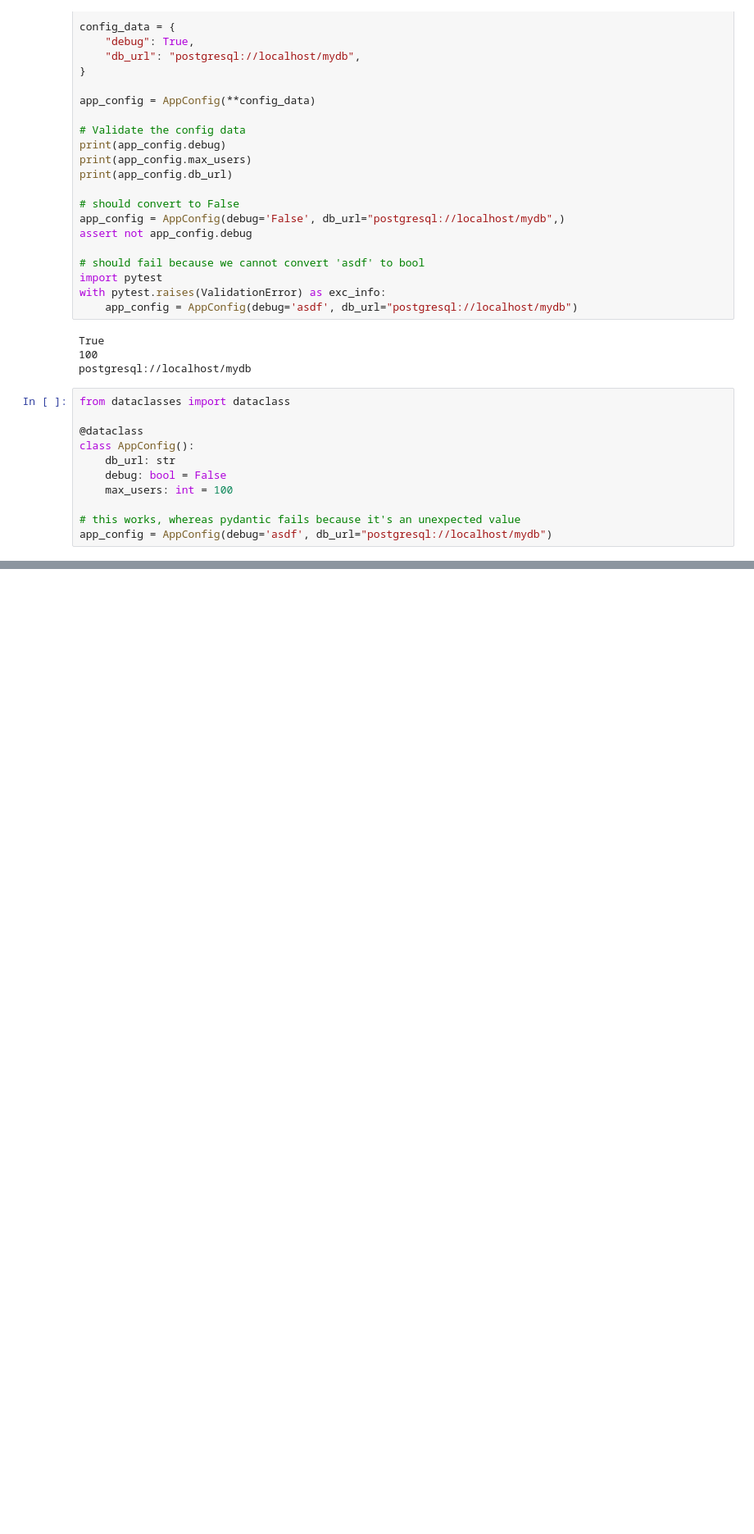
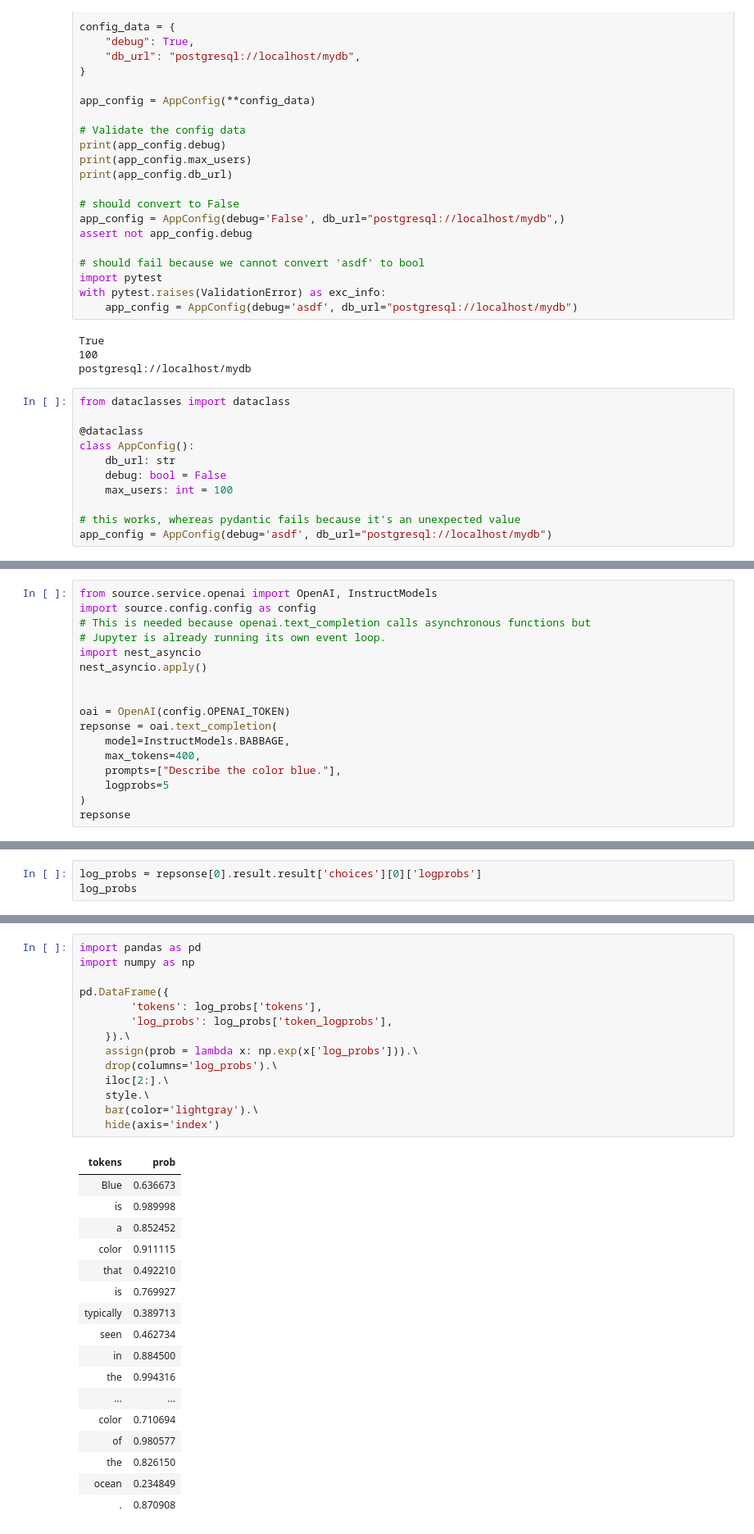
Before and after one commit to shane-kercheval/openai-template, a Jupyter notebook: source/notebooks/sandbox.ipynb, the cells around one changed output, grey strips where cells are left out. Shown at 82% size. Cells and saved outputs as stored; diff of their text form; blank space fills up the shorter version.

Commit message:
moved openai.py from `library` to `service` folder

```diff
--- a/source/notebooks/sandbox.ipynb
+++ b/source/notebooks/sandbox.ipynb
@@ -45,0 +52,17 @@ app_config = AppConfig(debug='asdf', db_url="postgresql://localhost/mydb")
+# %%
+from source.service.openai import OpenAI, InstructModels
+import source.config.config as config
+# This is needed because openai.text_completion calls asynchronous functions but
+# Jupyter is already running its own event loop.
+import nest_asyncio
+nest_asyncio.apply()
+
+
+oai = OpenAI(config.OPENAI_TOKEN)
+repsonse = oai.text_completion(
+    model=InstructModels.BABBAGE,
+    max_tokens=400,
+    prompts=["Describe the color blue."],
+    logprobs=5
+)
+repsonse
@@ -45,0 +91,3 @@ app_config = AppConfig(debug='asdf', db_url="postgresql://localhost/mydb")
+# %%
+log_probs = repsonse[0].result.result['choices'][0]['logprobs']
+log_probs
@@ -45,0 +120,32 @@ app_config = AppConfig(debug='asdf', db_url="postgresql://localhost/mydb")
+# %%
+import pandas as pd
+import numpy as np
+
+pd.DataFrame({
+        'tokens': log_probs['tokens'],
+        'log_probs': log_probs['token_logprobs'],
+    }).\
+    assign(prob = lambda x: np.exp(x['log_probs'])).\
+    drop(columns='log_probs').\
+    iloc[2:].\
+    style.\
+    bar(color='lightgray').\
+    hide(axis='index')
+# %% [output]
+| tokens | prob |
+| Blue | 0.636673 |
+| is | 0.989998 |
+| a | 0.852452 |
+| color | 0.911115 |
+| that | 0.492210 |
+| is | 0.769927 |
+| typically | 0.389713 |
+| seen | 0.462734 |
+| in | 0.884500 |
+| the | 0.994316 |
+| ... | ... |
+| color | 0.710694 |
+| of | 0.980577 |
+| the | 0.826150 |
+| ocean | 0.234849 |
+| . | 0.870908 |
```
Also changed, not shown: parts of 10 cells of this notebook, 11 other files.
